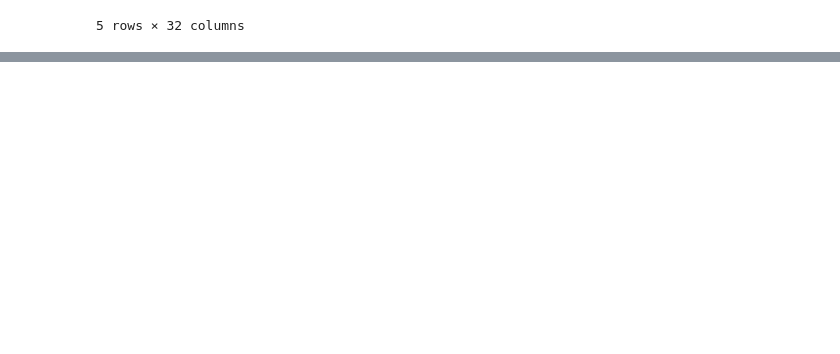
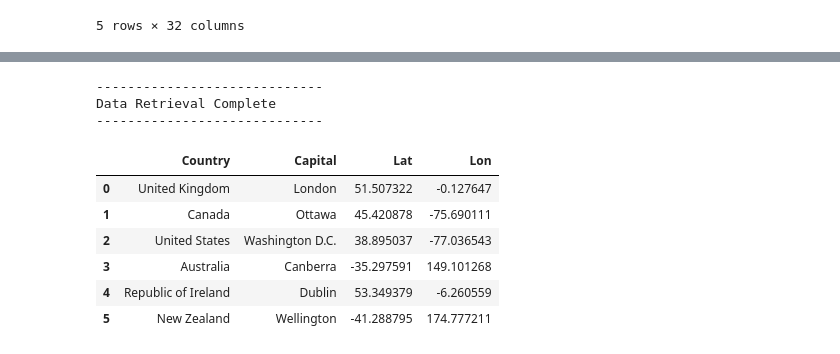
Before and after one commit to dausugam/project_1, a Jupyter notebook: data_cleaning.ipynb, the cells around one changed output, grey strips where cells are left out. Drawn from its saved outputs; the diff is of its cells as text; code cells hidden in the pictures; blank space fills up the shorter version.

```diff
--- a/data_cleaning.ipynb
+++ b/data_cleaning.ipynb
@@ -97,0 +128,55 @@ drug_consupmtion_clean_df.to_csv("data/drug_consuption_clean.csv")
+# %%
+# Save config information
+
+url = "https://api.openweathermap.org/geo/1.0/direct?"
+
+country_data = []
+
+# Loop through all the counties in our list to fetch country data
+for country in countries:
+
+    # get capital for more accurate lat and longitudes
+    capital = CountryInfo(country).capital()
+
+    # Create endpoint URL with each country
+    country_url = f"{url}appid={api_key}&q={capital},{country}&limit=1"
+
+    try:
+        country_data_response = requests.get(country_url)
+        country_data_json = country_data_response.json()
+
+        # Get the latitude and Longitude from the response
+        country_latitude = country_data_json[0]['lat']
+        country_longitude = country_data_json[0]['lon']
+
+        # Append the country information into country_data list
+        country_data.append({"Country": country, "Capital": capital,
+                             "Lat": country_latitude, "Lon": country_longitude})
+
+    # If an error is experienced, skip the city
+    except:
+        print("Country not found. Skipping...")
+        pass
+
+# Indicate that Data Loading is complete
+print("-----------------------------")
+print("Data Retrieval Complete      ")
+print("-----------------------------")
+# %% [output]
+-----------------------------
+Data Retrieval Complete
+-----------------------------
+# %%
+# create a DataFrame from countries, latitude, and longitude
+country_data_df = pd.DataFrame(country_data)
+
+# Show Record Count
+country_data_df
+# %% [output]
+|  | Country | Capital | Lat | Lon |
+| 0 | United Kingdom | London | 51.507322 | -0.127647 |
+| 1 | Canada | Ottawa | 45.420878 | -75.690111 |
+| 2 | United States | Washington D.C. | 38.895037 | -77.036543 |
+| 3 | Australia | Canberra | -35.297591 | 149.101268 |
+| 4 | Republic of Ireland | Dublin | 53.349379 | -6.260559 |
+| 5 | New Zealand | Wellington | -41.288795 | 174.777211 |
```
Also changed, not shown: parts of 8 cells of this notebook, 1 other file.
